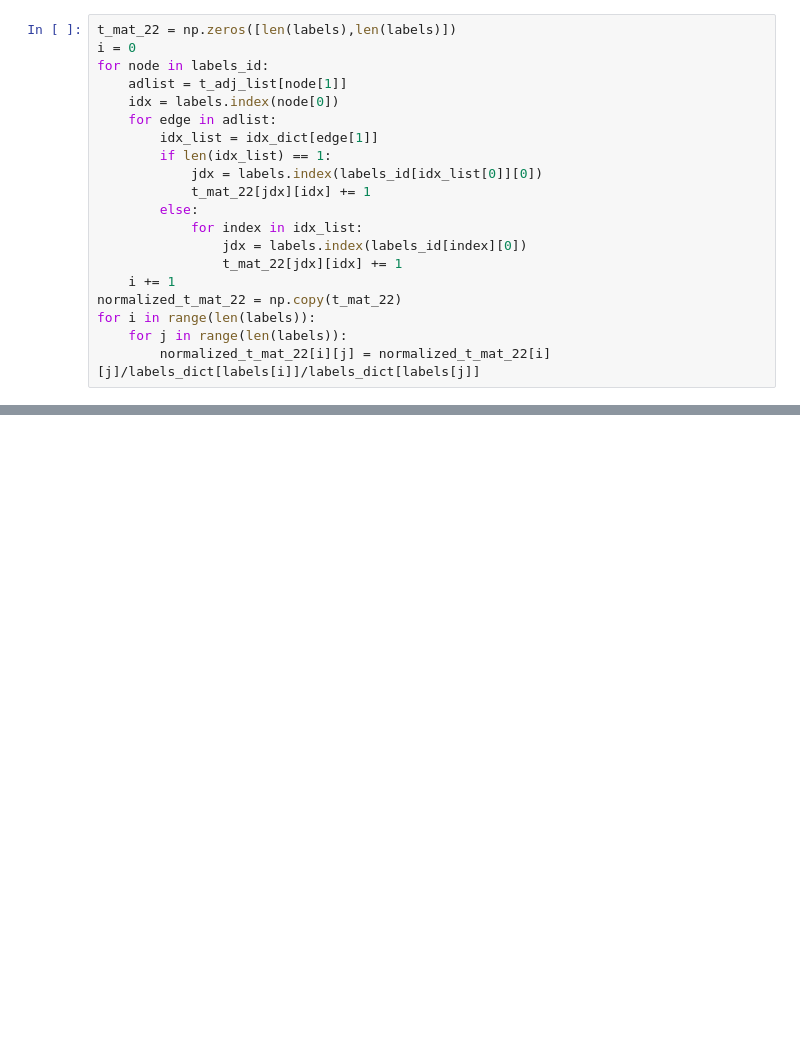
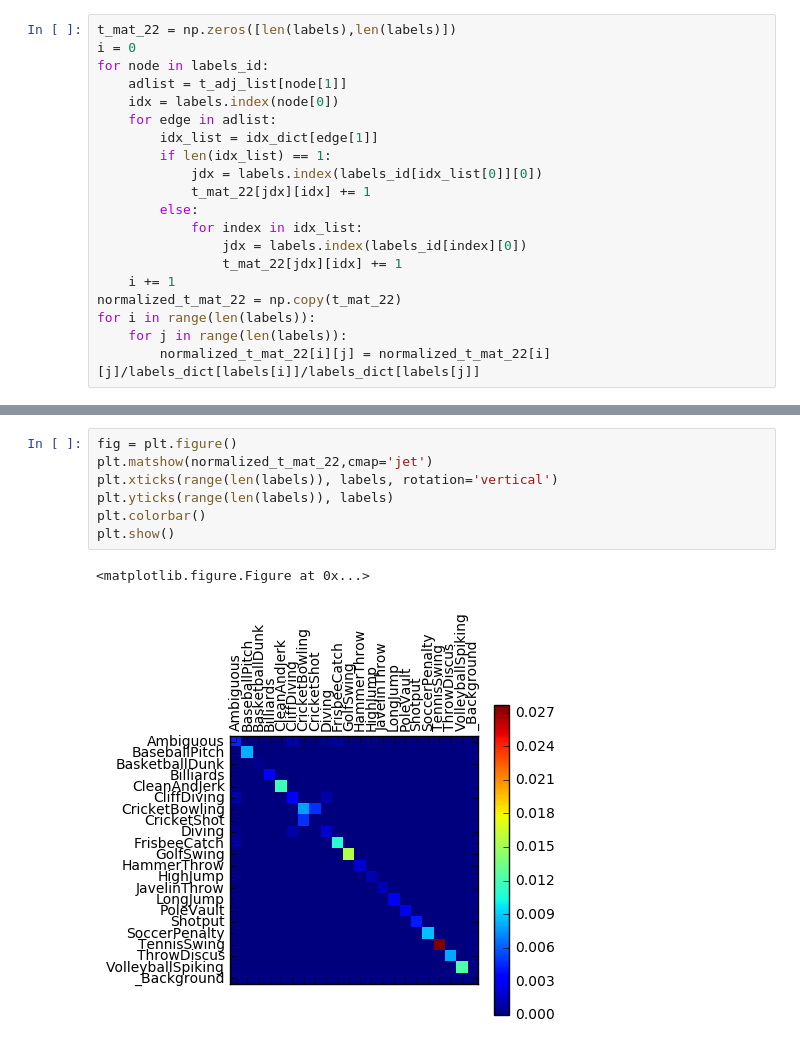
Before and after one commit to KevKeyingLi/VideoActionRecognition, a Jupyter notebook: notebook/Draw the graph.ipynb, the cells around one changed output, grey strips where cells are left out. Saved outputs shown, nothing was run; the diff lists cells and outputs as text; blank space fills up the shorter version.

Commit message:
clean up the draw graph notebook

```diff
--- a/notebook/Draw the graph.ipynb
+++ b/notebook/Draw the graph.ipynb
@@ -415,3 +334,13 @@ plt.show()
+# %%
+fig = plt.figure()
+plt.matshow(normalized_t_mat_22,cmap='jet')
+plt.xticks(range(len(labels)), labels, rotation='vertical')
+plt.yticks(range(len(labels)), labels)
+plt.colorbar()
+plt.show()
+# %% [output]
+<matplotlib.figure.Figure at 0x...>
+[figure, added]
 # %%
 fig = plt.figure()
 plt.matshow(normalized_t_mat_22,cmap='gist_stern')
```
Also changed, not shown: parts of 37 cells of this notebook.
